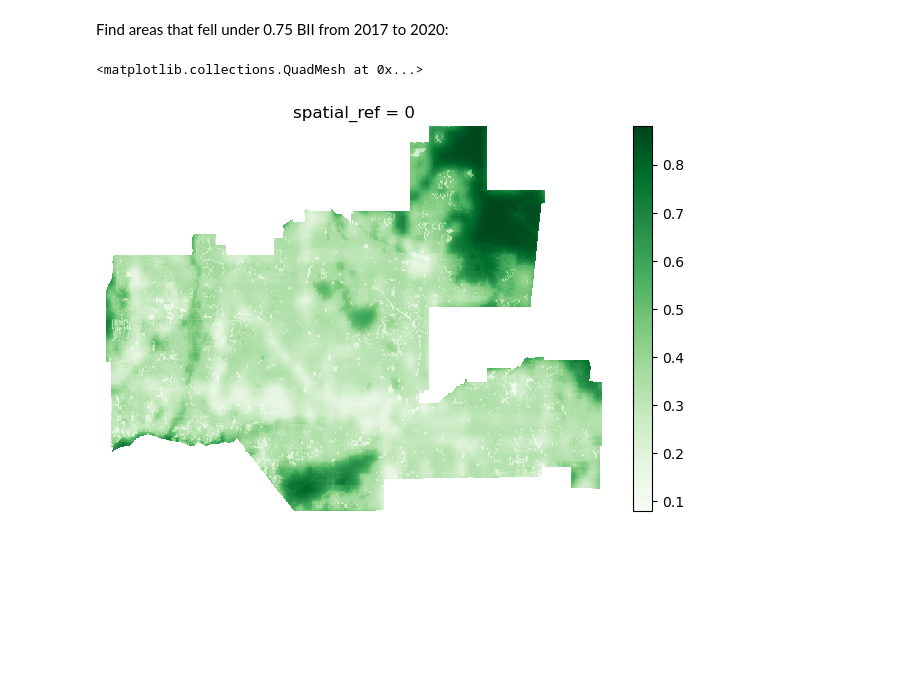
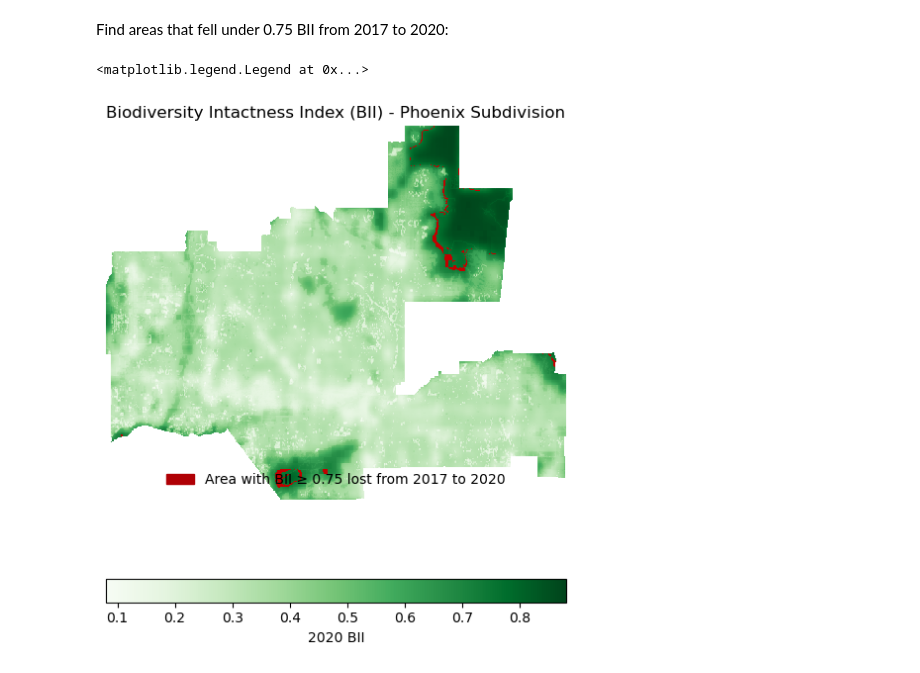
Before and after one commit to briana-barajas/eds220-final-project, a Jupyter notebook: phoenix-bii.ipynb, the cells around one changed output. Saved outputs shown, nothing was run; the diff lists cells and outputs as text; code cells hidden in the pictures; blank space fills up the shorter version.

```diff
--- a/phoenix-bii.ipynb
+++ b/phoenix-bii.ipynb
@@ -178,9 +172,34 @@ bii_diff = bii_diff.rio.clip([phx.loc[10,'geometry']])
+# %%
+# Find the difference in BII between 2017 and 2020
+bii_diff = bii_2017 - bii_2020
+
+# select values of 1 (where BII dropped below 0.75 from 2017 to 2020)
+bii_diff = bii_diff.where(bii_diff == 1.0)
+
+# crop diff raster to Phoenix
+bii = bii_diff * mask
+bii = bii.rio.clip([phx.loc[10,'geometry']])
 # %%
-fig, ax = plt.subplots(figsize = (8,5))
+# create empty figure
+fig, ax = plt.subplots(figsize = (6,7))
 
+# remove axis
 ax.axis('off')
 
-bii_phx_2020.plot(ax=ax, cmap = 'Greens')
+# plot BII from 2020
+bii_phx_2020.plot(ax=ax, cmap = 'Greens',
+                  cbar_kwargs={"location": "bottom",
+                               'label': "2020 BII"})
+
+
+# plot BII difference areas
+bii.plot(ax=ax, cmap='gist_heat', add_colorbar = False)
+patch = mpatches.Patch(color = '#B00005',
+                      label = 'Area with BII ≥ 0.75 lost from 2017 to 2020')
+# add title
+ax.set_title('Biodiversity Intactness Index (BII) - Phoenix Subdivision')
+
+ax.legend(handles = [patch], loc='lower center', frameon=False)
 # %% [output]
-<matplotlib.collections.QuadMesh at 0x...>
+<matplotlib.legend.Legend at 0x...>
-[figure, old version]
+[figure, new version]
```
Also changed, not shown: parts of 2 cells of this notebook.
